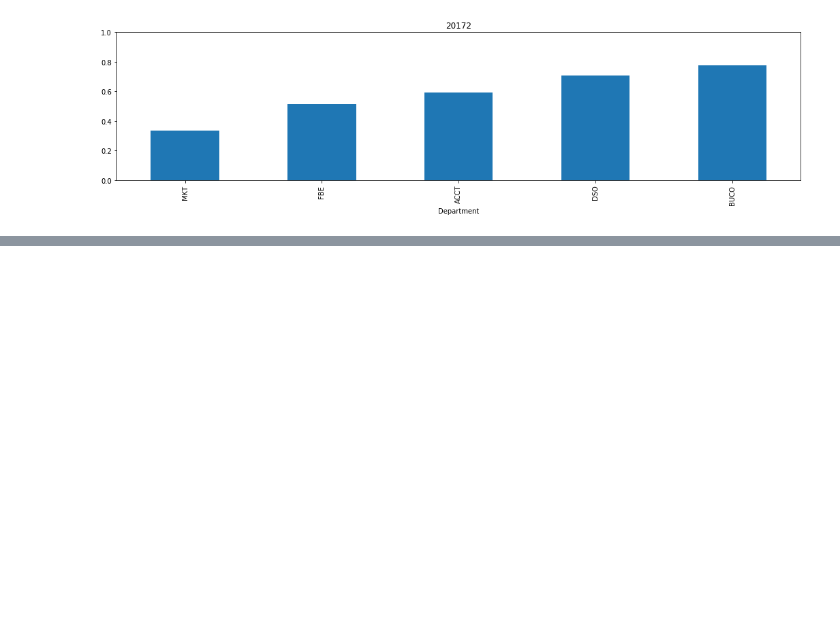
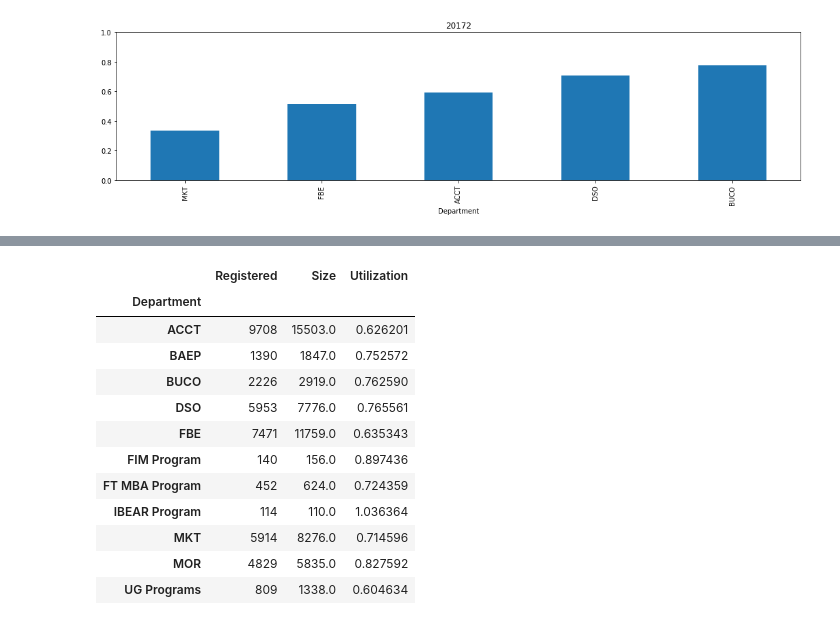
Before and after one commit to yakan/course_scheduling, a Jupyter notebook: metrics/Metrics.ipynb, the cells around one changed output, grey strips where cells are left out. Cells and saved outputs as stored; diff of their text form; code cells hidden in the pictures; blank space fills up the shorter version.

```diff
--- a/metrics/Metrics.ipynb
+++ b/metrics/Metrics.ipynb
@@ -123,0 +121,17 @@ Average seats utilization 20172: 0.58
+# %%
+# Average Seats Utilization of each department
+output.groupby('Department').agg(aggregations).assign(Utilization=lambda output: output.Registered/output.Size)
+# %% [output]
+|  | Registered | Size | Utilization |
+| Department |  |  |  |
+| ACCT | 9708 | 15503.0 | 0.626201 |
+| BAEP | 1390 | 1847.0 | 0.752572 |
+| BUCO | 2226 | 2919.0 | 0.762590 |
+| DSO | 5953 | 7776.0 | 0.765561 |
+| FBE | 7471 | 11759.0 | 0.635343 |
+| FIM Program | 140 | 156.0 | 0.897436 |
+| FT MBA Program | 452 | 624.0 | 0.724359 |
+| IBEAR Program | 114 | 110.0 | 1.036364 |
+| MKT | 5914 | 8276.0 | 0.714596 |
+| MOR | 4829 | 5835.0 | 0.827592 |
+| UG Programs | 809 | 1338.0 | 0.604634 |
```
Also changed, not shown: parts of 4 cells of this notebook.
